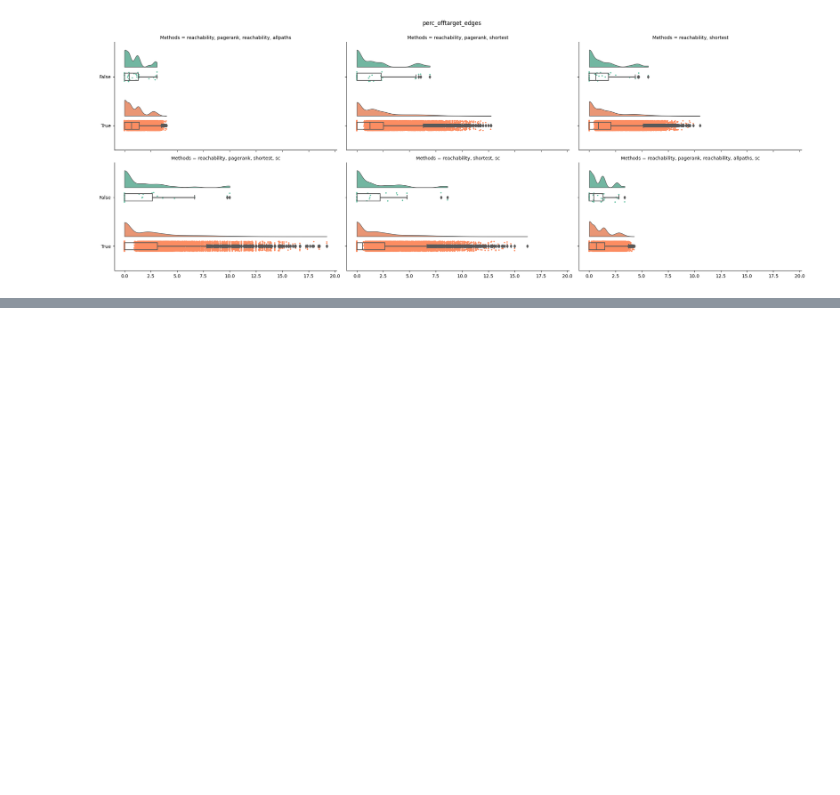
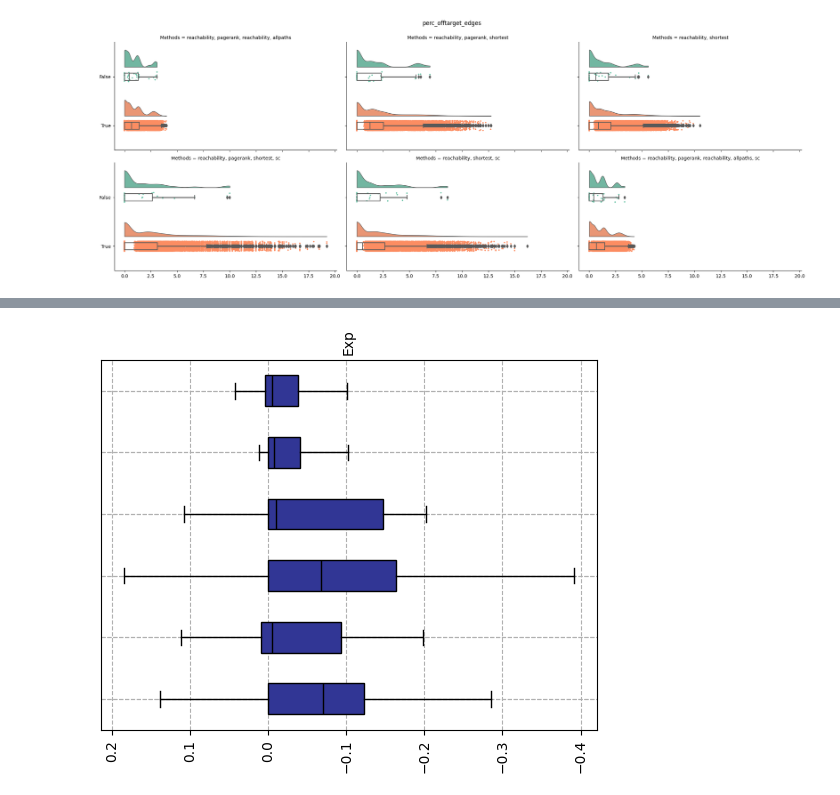
Before and after one commit to saezlab/uptown, a Jupyter notebook: plots.ipynb, the cells around one changed output, grey strips where cells are left out. Cells and saved outputs as stored; diff of their text form; code cells hidden in the pictures; blank space fills up the shorter version.

```diff
--- a/plots.ipynb
+++ b/plots.ipynb
@@ -73,0 +143,2 @@ perc_offtarget_edges
+# %%
+graphdata_df_collapsed.drop(columns='Graph ID', inplace=True)
@@ -73,0 +161,5 @@ perc_offtarget_edges
+# %%
+# collapse the graphdata_df_collapsed by computing the division between the random and its corresponding real network, per method and biological context, for all columns. When 0/0, replace with 1
+
+graphdata_df_collapsed_log = graphdata_df_collapsed.groupby(['Study ID', 'Methods', 'Biocontext']).apply(lambda x: (x.iloc[1] + 1) / (x.iloc[0] + 1)).reset_index()
+graphdata_df_collapsed_log
@@ -73,0 +180,4 @@ perc_offtarget_edges
+# %%
+# log transform the values in the columns only for the numeric columns
+graphdata_df_collapsed_log[graphdata_df_collapsed_log.columns[3:]] = graphdata_df_collapsed_log[graphdata_df_collapsed_log.columns[3:]].apply(np.log10)
+graphdata_df_collapsed_log
@@ -73,0 +201,12 @@ perc_offtarget_edges
+# %%
+graphdata_df_collapsed_log
+nodes_df = graphdata_df_collapsed_log.pivot_table(index='Methods', columns='Biocontext', values='perc_offtarget_nodes')
+# generate columns of methods and cell line from the sample column
+metadata_df = pd.DataFrame({'Method_cell_line': nodes_df.columns})
+metadata_df['cell_line'] = metadata_df['Method_cell_line'].apply(lambda x: x.split('_')[0])
+metadata_df['treatment'] = metadata_df['Method_cell_line'].apply(lambda x: x.split('_')[1])
+# move method_cellline to index
+metadata_df.set_index('Method_cell_line', inplace=True)
+col_ha = pch.HeatmapAnnotation(df=metadata_df,plot=False,legend_gap=5,hgap=0.5,axis=1, legend=True)
+# replace na with 0
+nodes_df.fillna(0, inplace=True)
@@ -73,0 +228,4 @@ perc_offtarget_edges
+# %%
+row_ha = pch.HeatmapAnnotation(Exp=pch.anno_boxplot(nodes_df, legend=False, cmap='RdYlBu_r', height=20), plot=True, axis=0,verbose=0)
+# %% [output]
+[figure, added]
```
Also changed, not shown: parts of 32 cells of this notebook, 8 other files.
